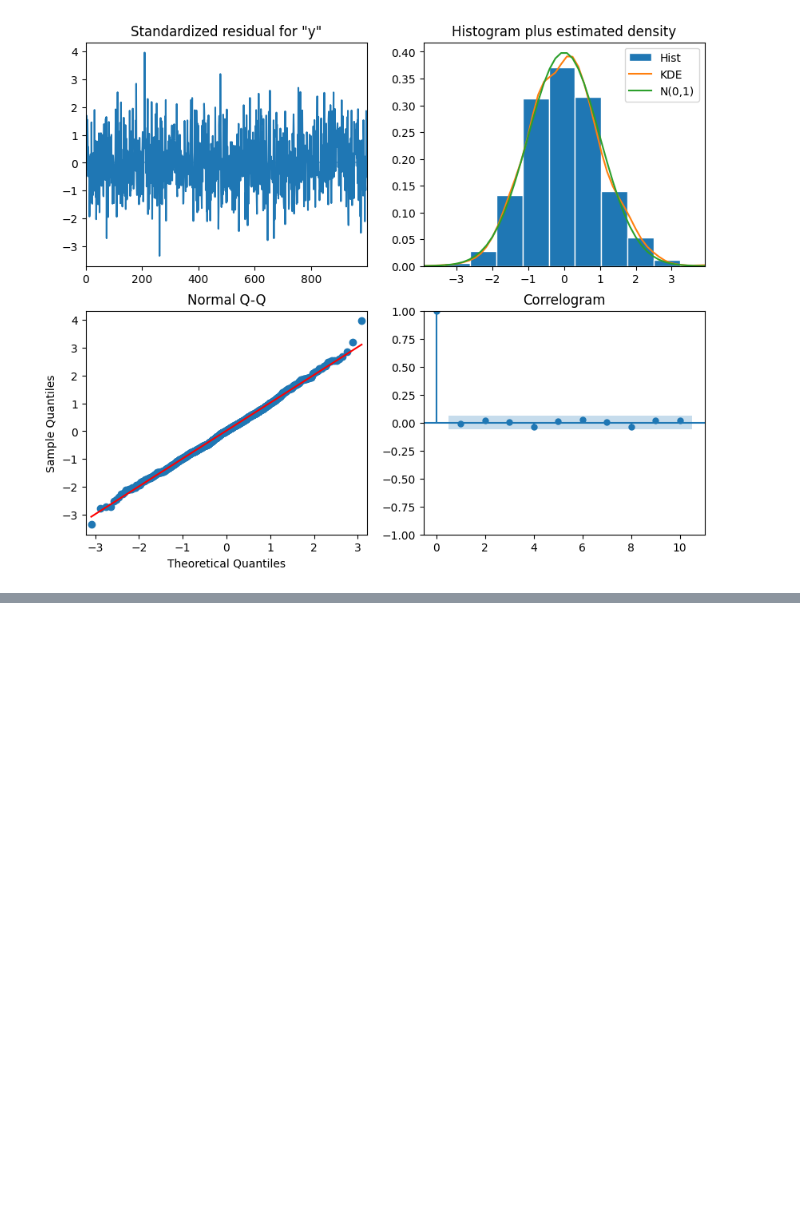
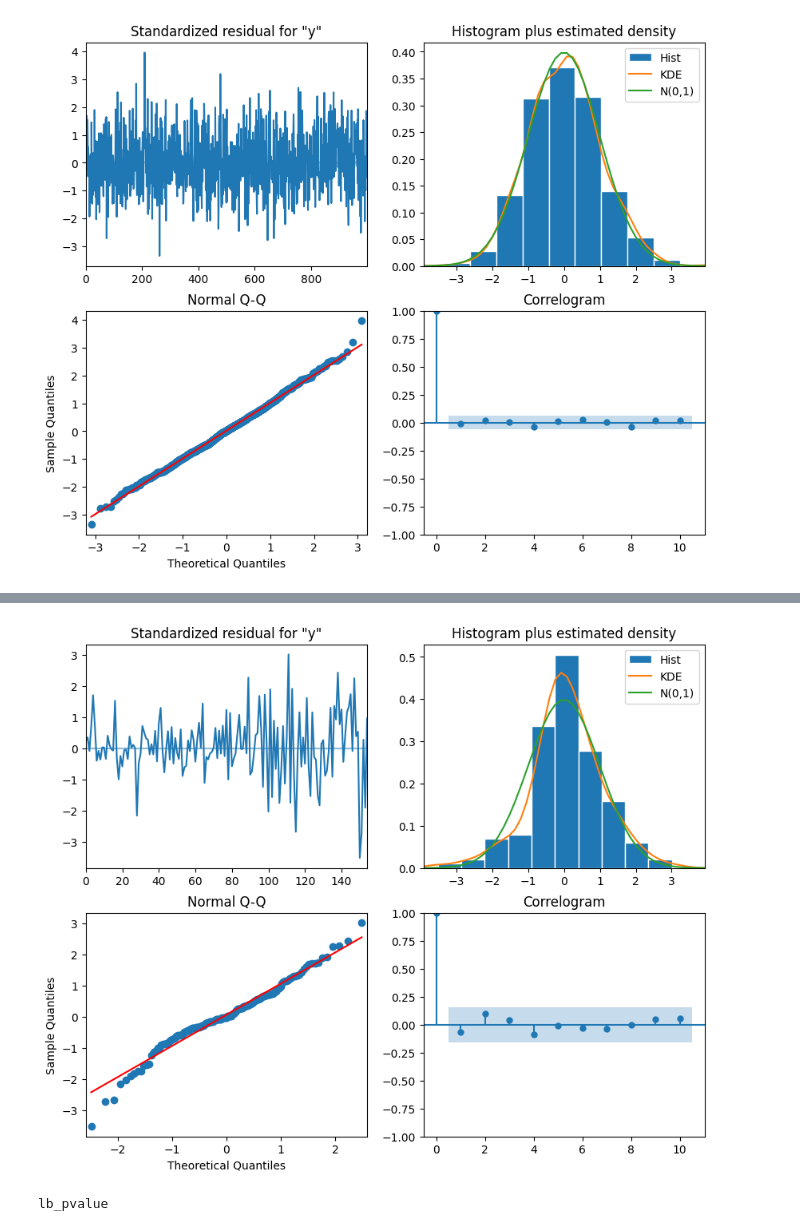
Before and after one commit to nbala2k2/Timeseries-Forecasting-, a Jupyter notebook: timeseries_forecasting book.ipynb, the cells around one changed output, grey strips where cells are left out. Cells and saved outputs as stored; diff of their text form; code cells hidden in the pictures; blank space fills up the shorter version.

```diff
--- a/timeseries_forecasting book.ipynb
+++ b/timeseries_forecasting book.ipynb
@@ -393,0 +433,35 @@ model.plot_diagnostics(figsize=(10,8))
+# %%
+from statsmodels.tsa.statespace.sarimax import SARIMAX
+from tqdm import tqdm
+from statsmodels.tools.sm_exceptions import ConvergenceWarning
+warnings.simplefilter('ignore', ConvergenceWarning)
+
+def optimize_SARIMA(data,max_p,d,max_q,max_P,D,max_Q,s):
+
+    results=pd.DataFrame({'p':[],'d':[],'q':[],'P':[],'Q':[],'D':[],'s':[],'AIC':[]})
+
+    pbar = tqdm(total=(max_p+1)*(max_q+1)*(max_P+1)*(max_Q+1))
+    for p in range(0,max_p+1,1):
+        for q in range(0,max_q+1,1):
+            for P in range(0,max_P+1,1):
+                for Q in range(0,max_Q+1,1):
+                    try:
+                        model = SARIMAX(data,order=(p,d,q),
+                                        seasonal_order=(P,D,Q,s),
+                                        simple_differencing=False).fit(disp=False)
+                    except:
+                        pbar.update(1)
+                        continue
+
+
+                    aic = model.aic
+                    results.loc[len(results)]=[p,d,q,P,Q,D,s,aic]
+                    pbar.update(1)
+    pbar.close()
+    results=results.sort_values(by='AIC',ascending=True).reset_index(drop=True)
+    return results
+# %%
+train=df_drug['y'][:-36]
+test=df_drug['y'][-36:]
+# %%
+optimize_SARIMA(train,max_p=4,max_q=4,max_P=4,max_Q=4,d=0,D=1,s=12)
@@ -393,0 +482,13 @@ model.plot_diagnostics(figsize=(10,8))
+# %%
+SARIMA_model = SARIMAX(train, order=(2,1,3),seasonal_order=(1,1,3,12), simple_differencing=False)
+SARIMA_model_fit = SARIMA_model.fit(disp=False)
+SARIMA_model_fit.plot_diagnostics(figsize=(10,8))
+plt.show()
+# %% [output]
+[figure, added]
+# %%
+residuals = SARIMA_model_fit.resid
+lbvalue, pvalue = acorr_ljungbox(residuals, np.arange(1, 11, 1))
+print(pvalue)
+# %% [output]
+lb_pvalue
```
Also changed, not shown: parts of 10 cells of this notebook.
